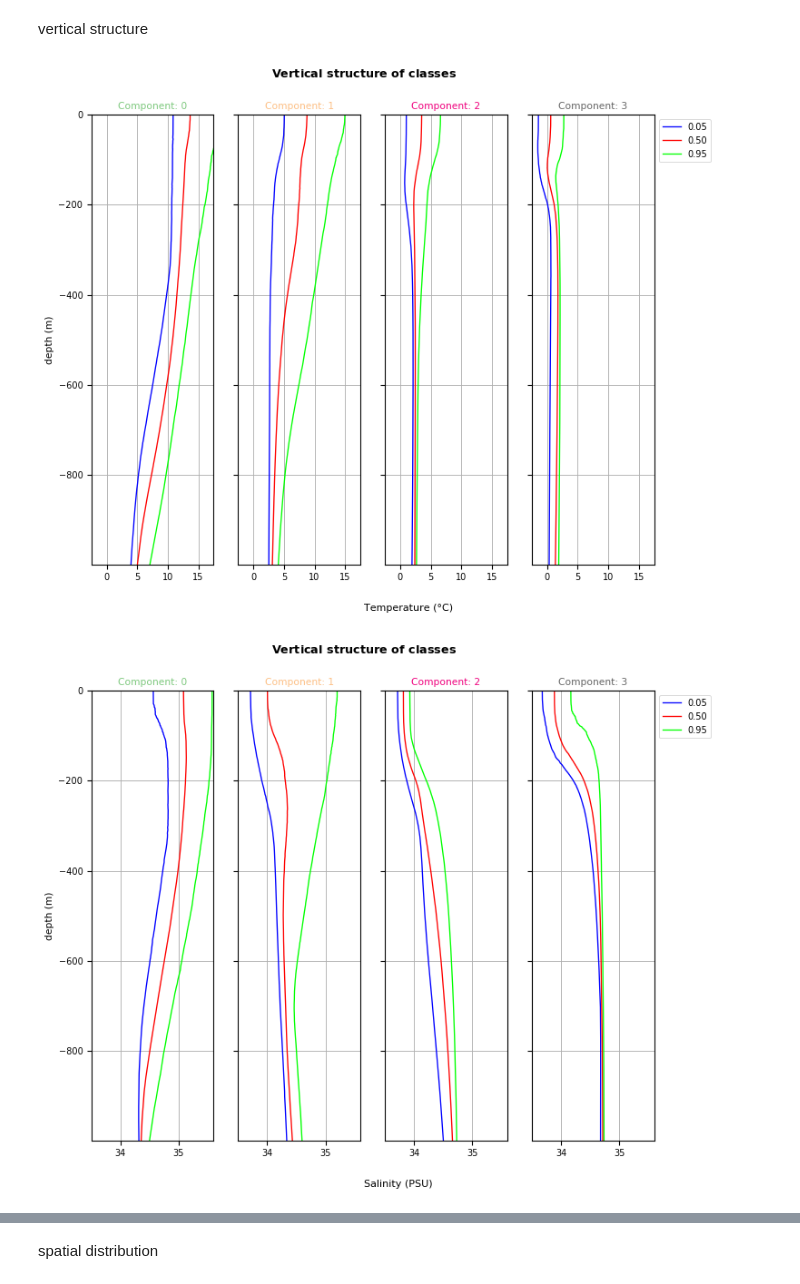
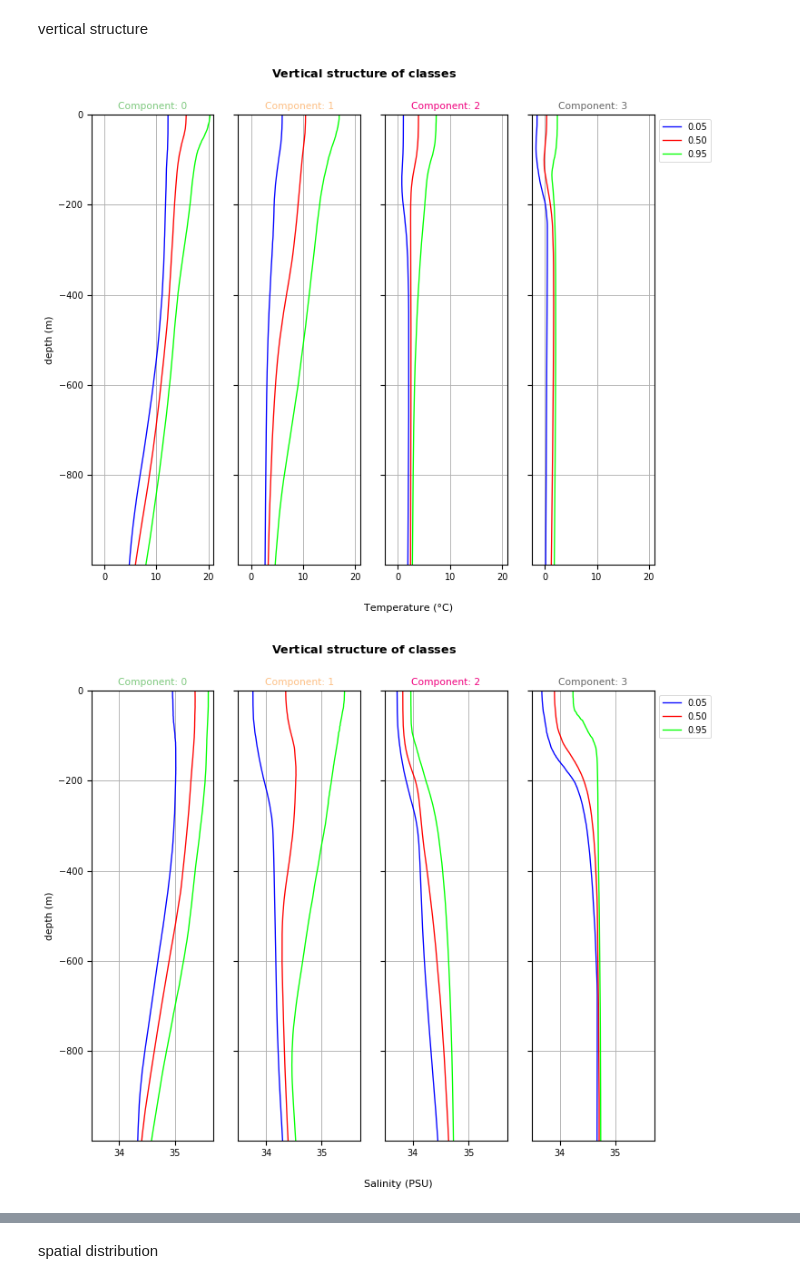
Before and after one commit to euroargodev/DMQC-PCM, a Jupyter notebook: PCM-design/Classif_ArgoReferenceDatabase.ipynb, the cells around one changed output, grey strips where cells are left out. Cells and saved outputs as stored; diff of their text form; code cells hidden in the pictures.

```diff
--- a/PCM-design/Classif_ArgoReferenceDatabase.ipynb
+++ b/PCM-design/Classif_ArgoReferenceDatabase.ipynb
@@ -84,7 +84,7 @@ ds = get_refdata(float_mat_path = float_mat_path,
                  wmo_boxes = wmo_boxes,
                  ref_path = ref_path,
                  config = config,
-                 map_pv_use = 1)
+                 map_pv_use = 0)
 # %% [output]
 /home5/pharos/argo/DMARGO/OW/VERSION_LAST/data/climatology//argo_profiles/argo_3200.mat
 /home5/pharos/argo/DMARGO/OW/VERSION_LAST/data/climatology//argo_profiles/argo_3300.mat
@@ -400,7 +427,7 @@ Classifier: 'gmm', <class 'sklearn.mixture._gaussian_mixture.GaussianMixture'>
 # %% [markdown]
 Predict labels
 # %%
-#ds_p = ds_t
+ds_p = ds_t
 m.predict(ds_p, features=features_in_ds, inplace = True)
 print(ds_p)
 # %% [output]
@@ -500,13 +527,13 @@ P.data_type = 'profiles'
 # %% [markdown]
 vertical structure
 # %%
-P.vertical_structure(q_variable = var_name_ds[0] + '_Q', sharey=True, xlabel='Temperature (°C)', xlim=[-2.5,17.5])
+P.vertical_structure(q_variable = var_name_ds[0] + '_Q', sharey=True, xlabel='Temperature (°C)', xlim=[-2.5,21])
 # %% [output]
-[figure, old version]
+[figure, new version]
 # %%
-P.vertical_structure(q_variable = var_name_ds[1] + '_Q', sharey=True, xlabel='Salinity (PSU)', xlim=[33.5,35.6])
+P.vertical_structure(q_variable = var_name_ds[1] + '_Q', sharey=True, xlabel='Salinity (PSU)', xlim=[33.5,35.7])
 # %% [output]
-[figure, old version]
+[figure, new version]
 # %%
 P.vertical_structure_comp(q_variable = var_name_ds[0] + '_Q', plot_q= 'all', xlabel='Temperature (°C)')
 # %% [output]
```
Also changed, not shown: parts of 26 cells of this notebook, 11 other files.
